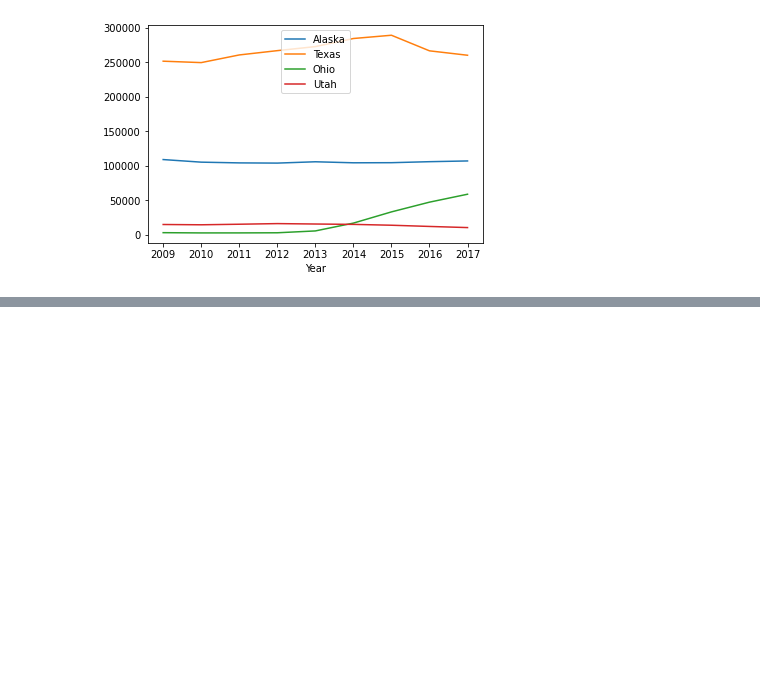
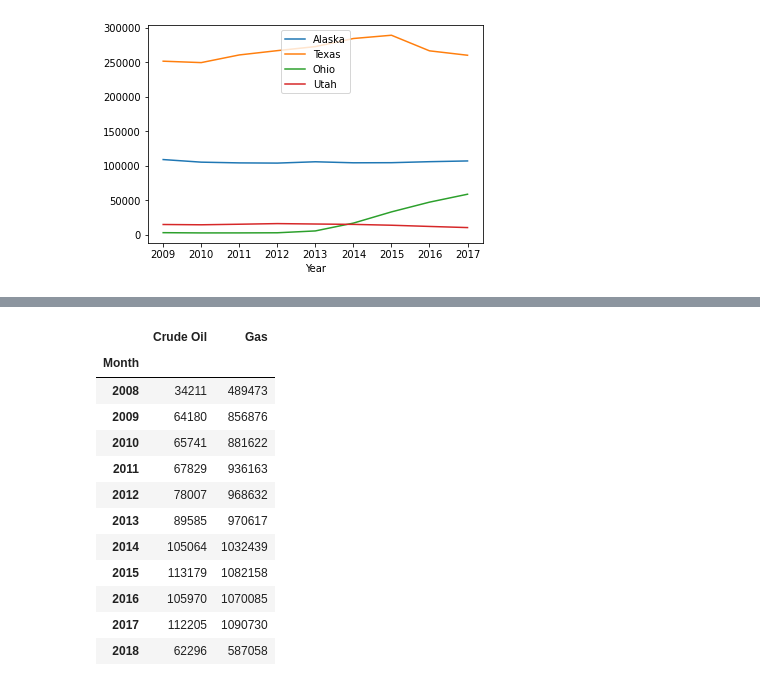
Before and after one commit to selmalopez/data-challenges, a Jupyter notebook: 02-Data-Toolkit/01-Data-Analysis/02-US-Oil-and-Gas-Production/Exercise.ipynb, the cells around one changed output, grey strips where cells are left out. Cells and saved outputs as stored; diff of their text form; code cells hidden in the pictures; blank space fills up the shorter version.

```diff
--- a/02-Data-Toolkit/01-Data-Analysis/02-US-Oil-and-Gas-Production/Exercise.ipynb
+++ b/02-Data-Toolkit/01-Data-Analysis/02-US-Oil-and-Gas-Production/Exercise.ipynb
@@ -118,0 +188,17 @@ Text(0.5, 0, 'Year')
+# %%
+merged_df = pd.concat([yearly_oil, yearly_gas], axis='columns')
+merged_df
+# %% [output]
+|  | Crude Oil | Gas |
+| Month |  |  |
+| 2008 | 34211 | 489473 |
+| 2009 | 64180 | 856876 |
+| 2010 | 65741 | 881622 |
+| 2011 | 67829 | 936163 |
+| 2012 | 78007 | 968632 |
+| 2013 | 89585 | 970617 |
+| 2014 | 105064 | 1032439 |
+| 2015 | 113179 | 1082158 |
+| 2016 | 105970 | 1070085 |
+| 2017 | 112205 | 1090730 |
+| 2018 | 62296 | 587058 |
```
Also changed, not shown: parts of 12 cells of this notebook.
